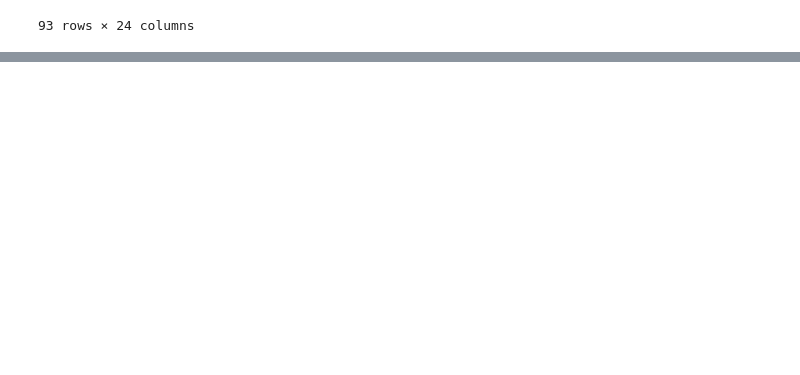
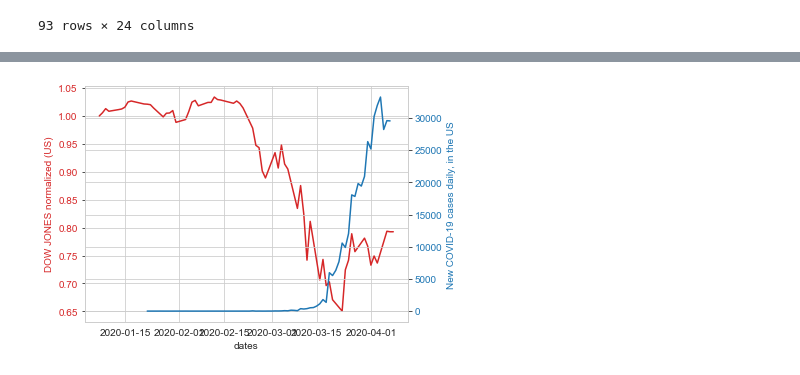
Before and after one commit to Magierteppich/Data_Thief_Project_Team_Wall-e, a Jupyter notebook: Julien/Stock_Market_Index_Covid-19_merging.ipynb, the cells around one changed output, grey strips where cells are left out. Drawn from its saved outputs; the diff is of its cells as text; code cells hidden in the pictures; blank space fills up the shorter version.

```diff
--- a/Julien/Stock_Market_Index_Covid-19_merging.ipynb
+++ b/Julien/Stock_Market_Index_Covid-19_merging.ipynb
@@ -73,0 +154,25 @@ df_stock_market_covid_19.to_pickle("/Users/jsialell/Data_Thief_Project_Team_Wall
+# %%
+#  Dual Plotting: Stock market index & new cases of Covid-19 over time (USA)
+x_values = df_stock_market_covid_19['date']
+y1_values = df_stock_market_covid_19['DOW_JONES_US_x']
+y2_values = df_stock_market_covid_19['US']
+
+fig, ax1 = plt.subplots()
+
+color = 'tab:red'
+ax1.set_xlabel('dates')
+ax1.set_ylabel('DOW JONES normalized (US)', color=color)
+ax1.plot(x_values, y1_values, color=color)
+ax1.tick_params(axis='y', labelcolor=color)
+
+ax2 = ax1.twinx()  # instantiate a second axes that shares the same x-axis
+
+color = 'tab:blue'
+ax2.set_ylabel('New COVID-19 cases daily, in the US', color=color)  # we already handled the x-label with ax1
+ax2.plot(x_values, y2_values, color=color)
+ax2.tick_params(axis='y', labelcolor=color)
+
+fig.tight_layout()  # otherwise the right y-label is slightly clipped
+plt.show()
+# %% [output]
+[figure, added]
```
Also changed, not shown: parts of 10 cells of this notebook.
